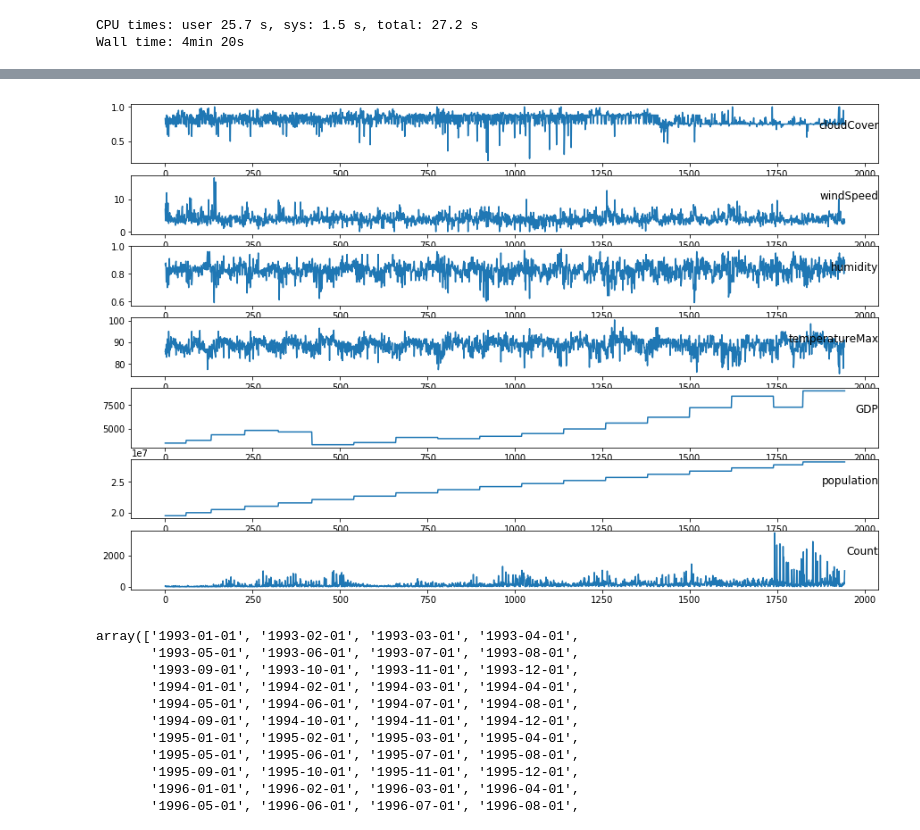
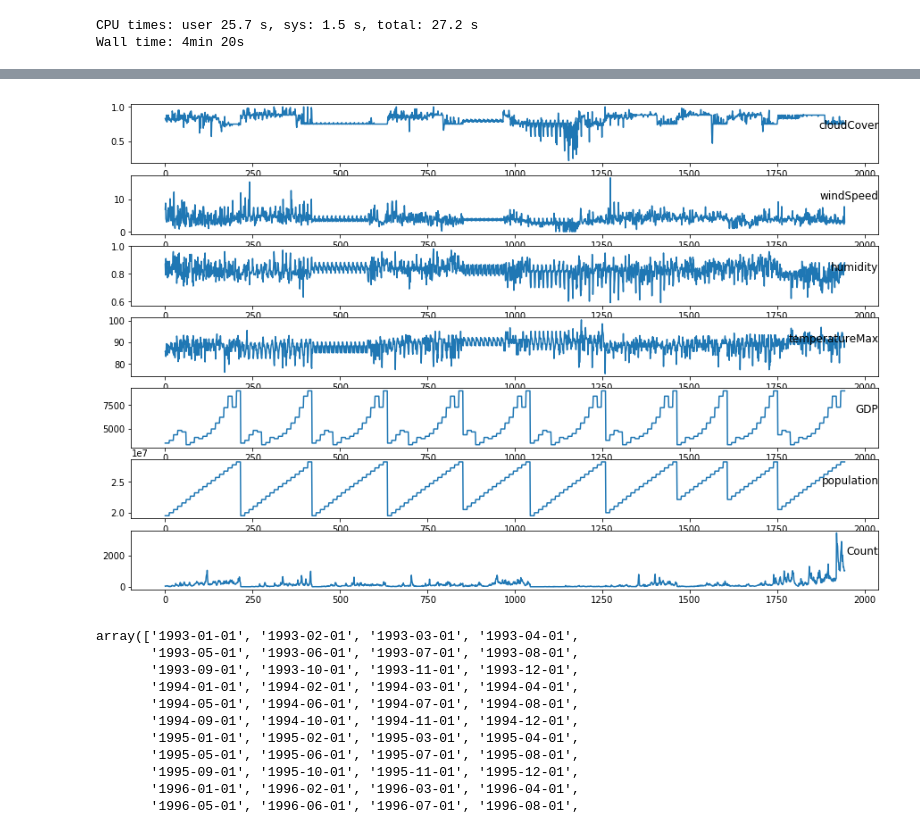
Before and after one commit to FHyder/CapstoneProject, a Jupyter notebook: Untitled.ipynb, the cells around one changed output, grey strips where cells are left out. Saved outputs shown, nothing was run; the diff lists cells and outputs as text; code cells hidden in the pictures.

```diff
--- a/Untitled.ipynb
+++ b/Untitled.ipynb
@@ -432,3 +638,6 @@ mdf.info()
+# %%
+mdf['Count'] = mdf.CountValue
+mdf.drop('CountValue', inplace = True, axis =1)
 # %%
 
 mdf #ahh she's beautiful
@@ -476,19 +663,19 @@ memory usage: 151.9+ KB
 # %%
 ##Visualize continous features
 
 values = mdf.values
-groups = [1,2,3,4,5,6,8] ##specifying which columns to plot
+groups = [3,4,5,6,7,8,9] ##specifying which columns to plot
 i = 1
 
 plt.figure(figsize=(15,10))
 for group in groups:
     plt.subplot(len(groups), 1, i)
     plt.plot(values[:, group])
     plt.title(mdf.columns[group], y=0.5, loc='right')
     i += 1
 plt.show()
 # %% [output]
-[figure, old version]
+[figure, new version]
 # %%
 df = mdf.copy()
 # %%
```
Also changed, not shown: parts of 50 cells of this notebook.
